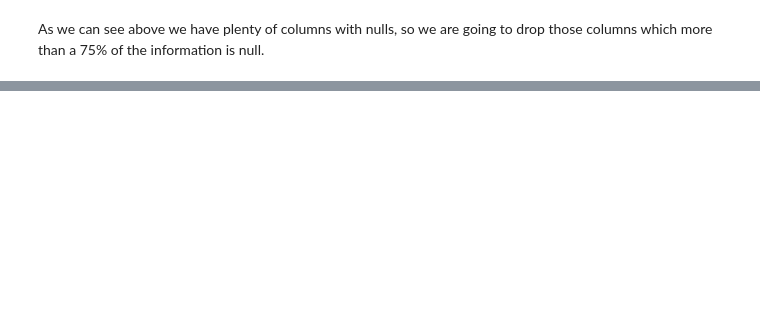
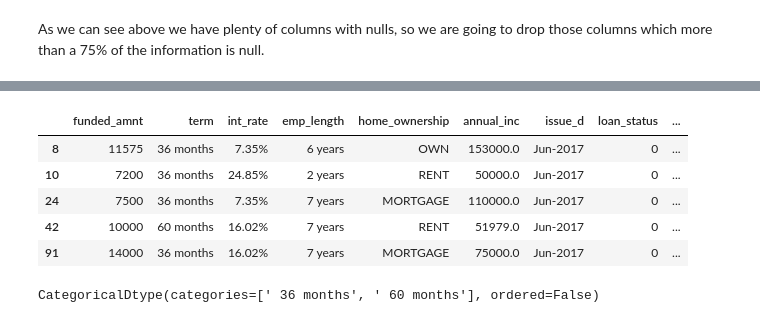
Before and after one commit to jlopezgaldon/lending_club, a Jupyter notebook: notebooks/01_EDA.ipynb, the cells around one changed output, grey strips where cells are left out. Saved outputs shown, nothing was run; the diff lists cells and outputs as text; code cells hidden in the pictures; blank space fills up the shorter version.

```diff
--- a/notebooks/01_EDA.ipynb
+++ b/notebooks/01_EDA.ipynb
@@ -153,0 +293,16 @@ We can see that now we have only 65 columns, instead of 151. This is a huge redu
+# %%
+display(HTML(data.head().to_html()))
+# %% [output]
+|  | funded_amnt | term | int_rate | emp_length | home_ownership | annual_inc | issue_d | loan_status | ... |
+| 8 | 11575 | 36 months | 7.35% | 6 years | OWN | 153000.0 | Jun-2017 | 0 | ... |
+| 10 | 7200 | 36 months | 24.85% | 2 years | RENT | 50000.0 | Jun-2017 | 0 | ... |
+| 24 | 7500 | 36 months | 7.35% | 7 years | MORTGAGE | 110000.0 | Jun-2017 | 0 | ... |
+| 42 | 10000 | 60 months | 16.02% | 7 years | RENT | 51979.0 | Jun-2017 | 0 | ... |
+| 91 | 14000 | 36 months | 16.02% | 7 years | MORTGAGE | 75000.0 | Jun-2017 | 0 | ... |
+# %%
+    # Pasamos a cateogry la variable
+data["term"] = data["term"].astype('category')
+    # Comprobamos
+data.term.dtypes
+# %% [output]
+CategoricalDtype(categories=[' 36 months', ' 60 months'], ordered=False)
```
Also changed, not shown: parts of 29 cells of this notebook.
